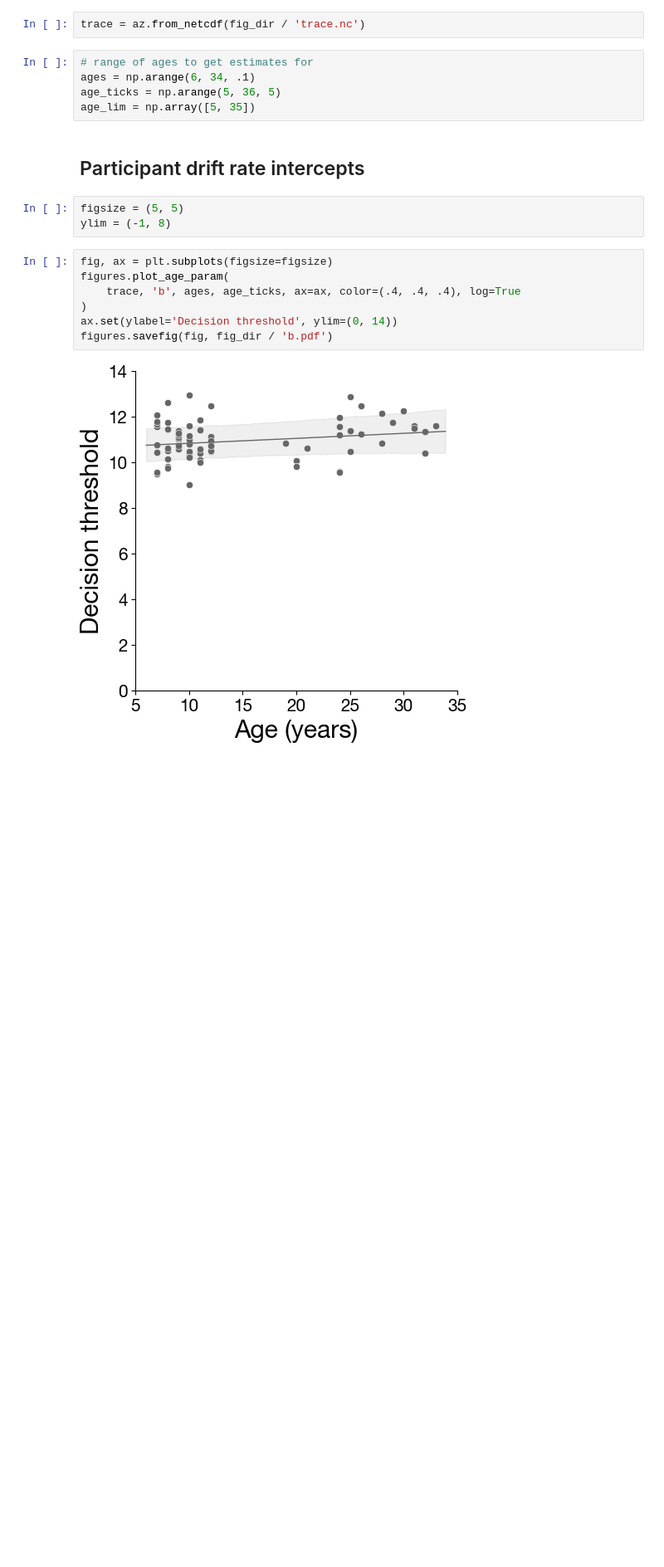
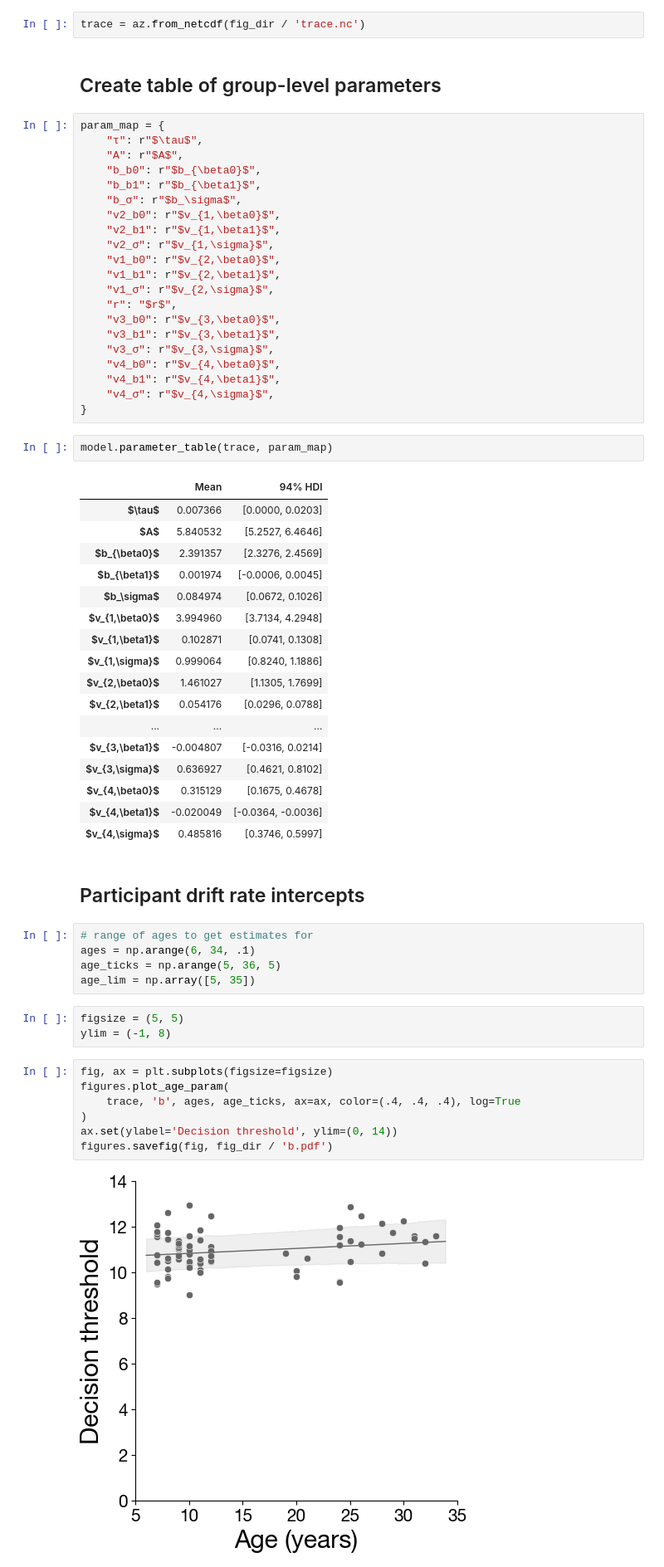
Before and after one commit to prestonlab/devreact, a Jupyter notebook: jupyter/plot_param_neural_dual5.ipynb, the cells around one changed output. Shown: that part at 83% size. Saved outputs shown, nothing was run; the diff lists cells and outputs as text; blank space fills up the shorter version.

Commit message:
feat: add parameter table

```diff
--- a/jupyter/plot_param_neural_dual5.ipynb
+++ b/jupyter/plot_param_neural_dual5.ipynb
@@ -23,12 +23,55 @@ max_time = 8
 # %%
 trace = az.from_netcdf(fig_dir / 'trace.nc')
-# %%
-# range of ages to get estimates for
-ages = np.arange(6, 34, .1)
-age_ticks = np.arange(5, 36, 5)
-age_lim = np.array([5, 35])
+# %% [markdown]
+## Create table of group-level parameters
+# %%
+param_map = {
+    "τ": r"$\tau$",
+    "A": r"$A$",
+    "b_b0": r"$b_{\beta0}$",
+    "b_b1": r"$b_{\beta1}$",
+    "b_σ": r"$b_\sigma$",
+    "v2_b0": r"$v_{1,\beta0}$",
+    "v2_b1": r"$v_{1,\beta1}$",
+    "v2_σ": r"$v_{1,\sigma}$",
+    "v1_b0": r"$v_{2,\beta0}$",
+    "v1_b1": r"$v_{2,\beta1}$",
+    "v1_σ": r"$v_{2,\sigma}$",
+    "r": "$r$",
+    "v3_b0": r"$v_{3,\beta0}$",
+    "v3_b1": r"$v_{3,\beta1}$",
+    "v3_σ": r"$v_{3,\sigma}$",
+    "v4_b0": r"$v_{4,\beta0}$",
+    "v4_b1": r"$v_{4,\beta1}$",
+    "v4_σ": r"$v_{4,\sigma}$",
+}
+# %%
+model.parameter_table(trace, param_map)
+# %% [output]
+|  | Mean | 94% HDI |
+| $\tau$ | 0.007366 | [0.0000, 0.0203] |
+| $A$ | 5.840532 | [5.2527, 6.4646] |
+| $b_{\beta0}$ | 2.391357 | [2.3276, 2.4569] |
+| $b_{\beta1}$ | 0.001974 | [-0.0006, 0.0045] |
+| $b_\sigma$ | 0.084974 | [0.0672, 0.1026] |
+| $v_{1,\beta0}$ | 3.994960 | [3.7134, 4.2948] |
+| $v_{1,\beta1}$ | 0.102871 | [0.0741, 0.1308] |
+| $v_{1,\sigma}$ | 0.999064 | [0.8240, 1.1886] |
+| $v_{2,\beta0}$ | 1.461027 | [1.1305, 1.7699] |
+| $v_{2,\beta1}$ | 0.054176 | [0.0296, 0.0788] |
+| ... | ... | ... |
+| $v_{3,\beta1}$ | -0.004807 | [-0.0316, 0.0214] |
+| $v_{3,\sigma}$ | 0.636927 | [0.4621, 0.8102] |
+| $v_{4,\beta0}$ | 0.315129 | [0.1675, 0.4678] |
+| $v_{4,\beta1}$ | -0.020049 | [-0.0364, -0.0036] |
+| $v_{4,\sigma}$ | 0.485816 | [0.3746, 0.5997] |
 # %% [markdown]
 ## Participant drift rate intercepts
+# %%
+# range of ages to get estimates for
+ages = np.arange(6, 34, .1)
+age_ticks = np.arange(5, 36, 5)
+age_lim = np.array([5, 35])
 # %%
 figsize = (5, 5)
 ylim = (-1, 8)
```
Also changed, not shown: parts of 3 cells of this notebook.
